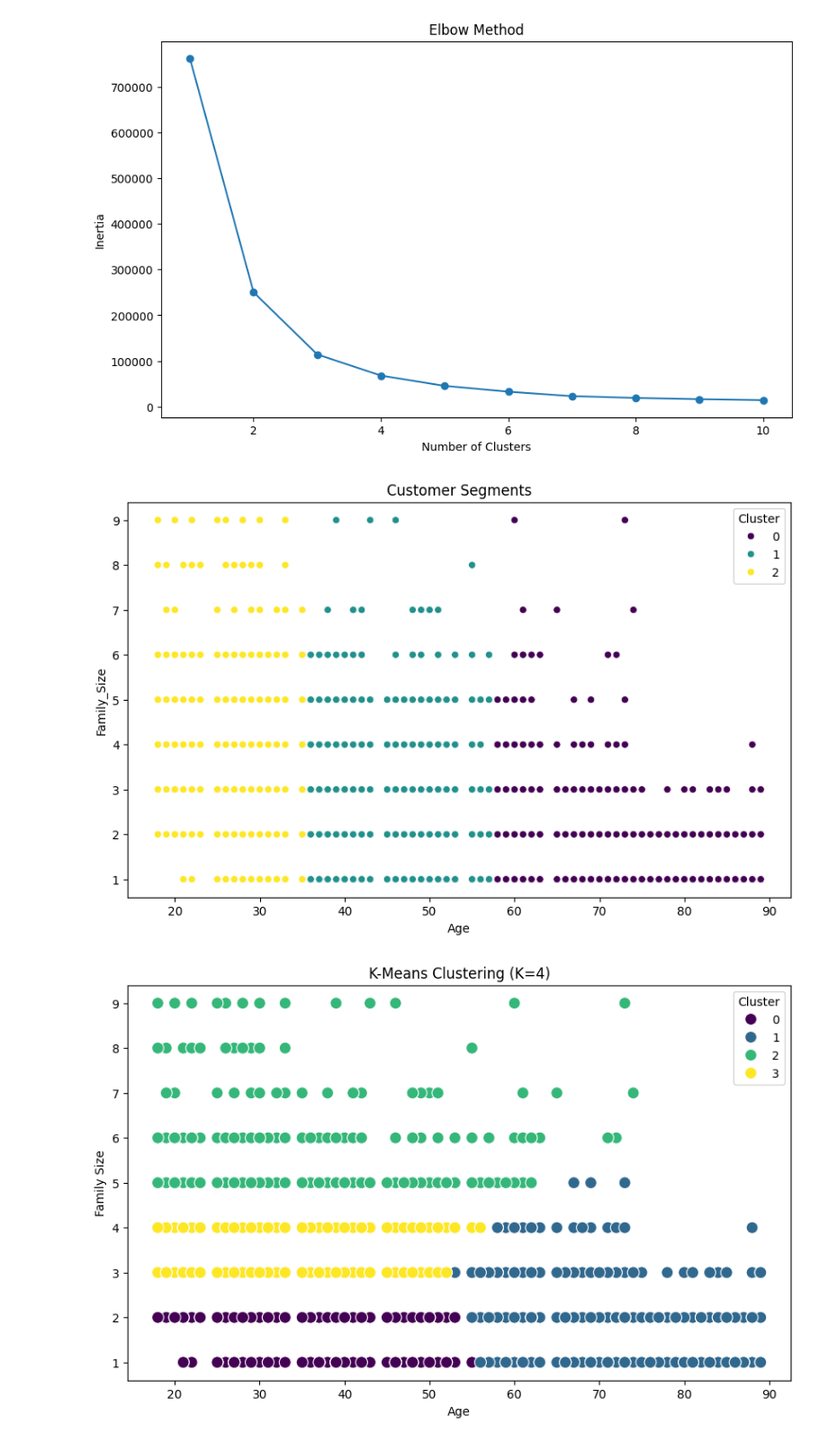
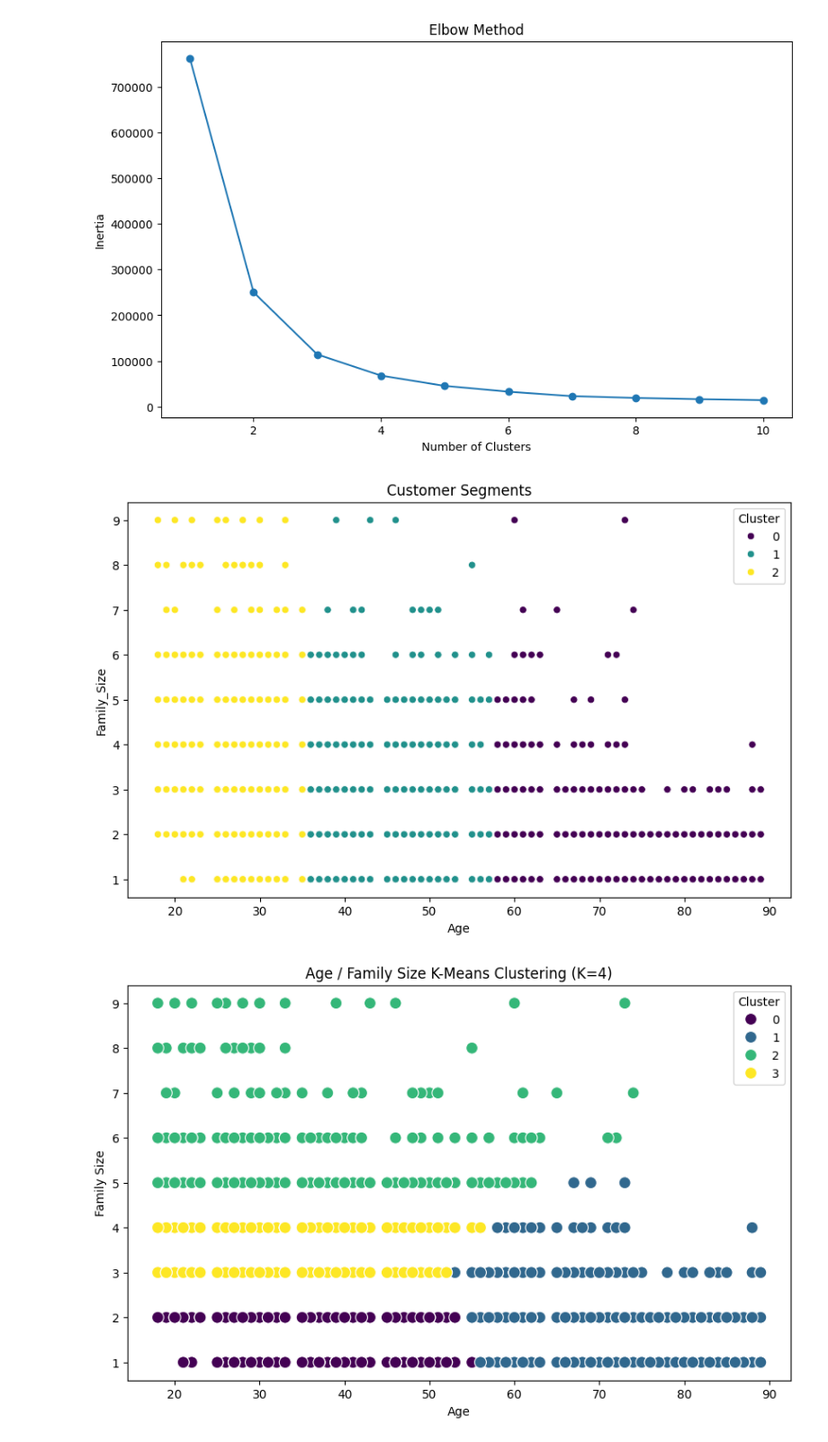
Before and after one commit to PapaProvnik/customer_segmentation, a Jupyter notebook: kmeans.ipynb, the cells around one changed output. Shown at 90% size. Cells and saved outputs as stored; diff of their text form; code cells hidden in the pictures.

```diff
--- a/kmeans.ipynb
+++ b/kmeans.ipynb
@@ -30,32 +30,32 @@ kmeans = KMeans(n_clusters=3, random_state=42, n_init=10)
 df['Cluster'] = kmeans.fit_predict(df[['Age', 'Family_Size']])
 
 plt.figure(figsize=(10, 6))
 sns.scatterplot(data=df, x='Age', y='Family_Size',
 hue='Cluster', palette='viridis')
 plt.title('Customer Segments')
 plt.show()
 
 features = ['Age', 'Family_Size']  # Adjust based on your dataset
 X = df[features]
 
 scaler = StandardScaler()
 X_scaled = scaler.fit_transform(X)
 
 # based on elbow method
 optimal_k = 4  # Change this based on the Elbow Method graph
 
 # 6. Applying K-Means with chosen K
 kmeans = KMeans(n_clusters=optimal_k, random_state=42, n_init=10)
 df['Cluster'] = kmeans.fit_predict(X_scaled)
 
 # Visualizing clusters
 plt.figure(figsize=(10, 6))
 sns.scatterplot(x=df['Age'], y=df['Family_Size'], hue=df['Cluster'], palette='viridis', s=100)
-plt.title(f'K-Means Clustering (K={optimal_k})')
+plt.title(f'Age / Family Size K-Means Clustering (K={optimal_k})')
 plt.xlabel('Age')
 plt.ylabel('Family Size')
 plt.legend(title='Cluster')
 plt.show()
 # %% [output]
 [figure]
-[figure, old version]
+[figure, new version]
```
Also changed, not shown: parts of 5 cells of this notebook, 9 other files.
